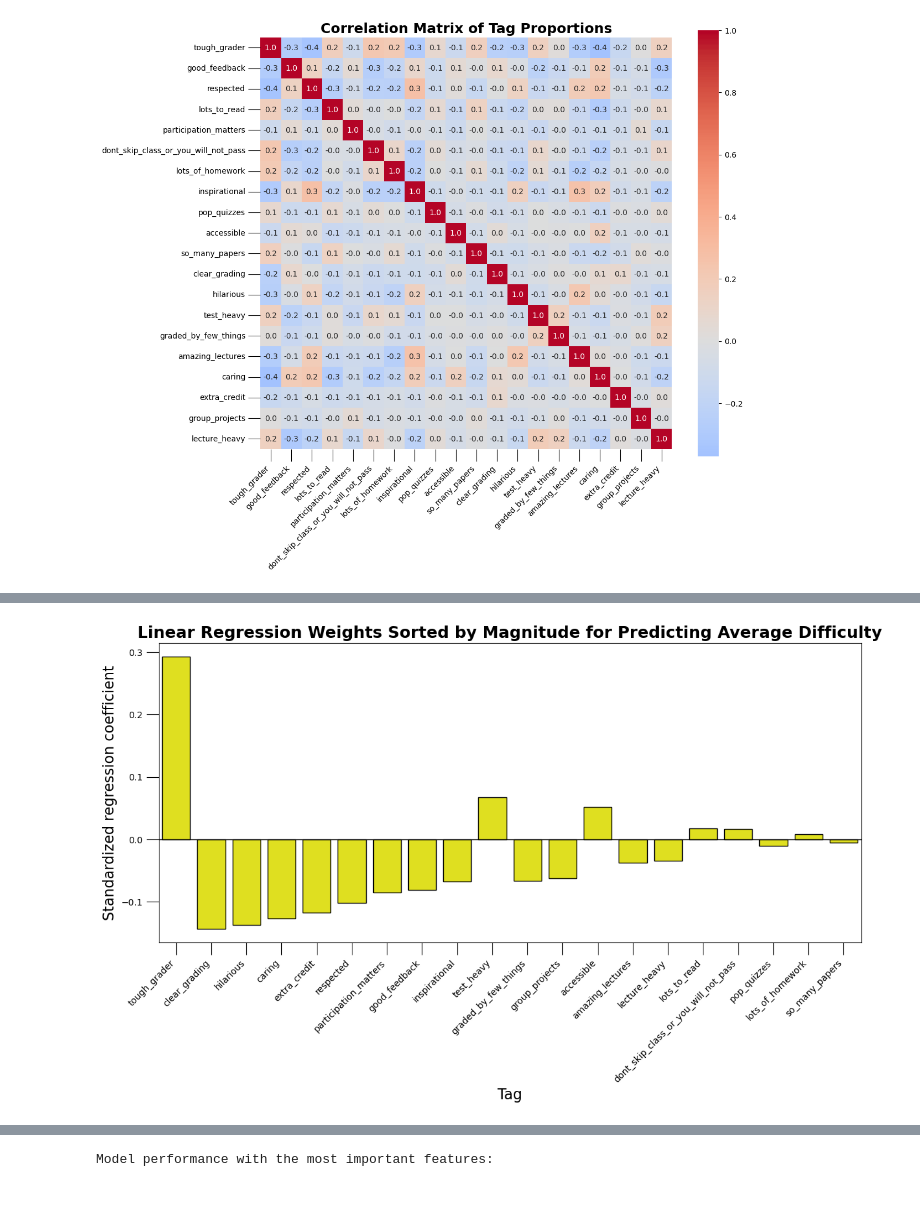
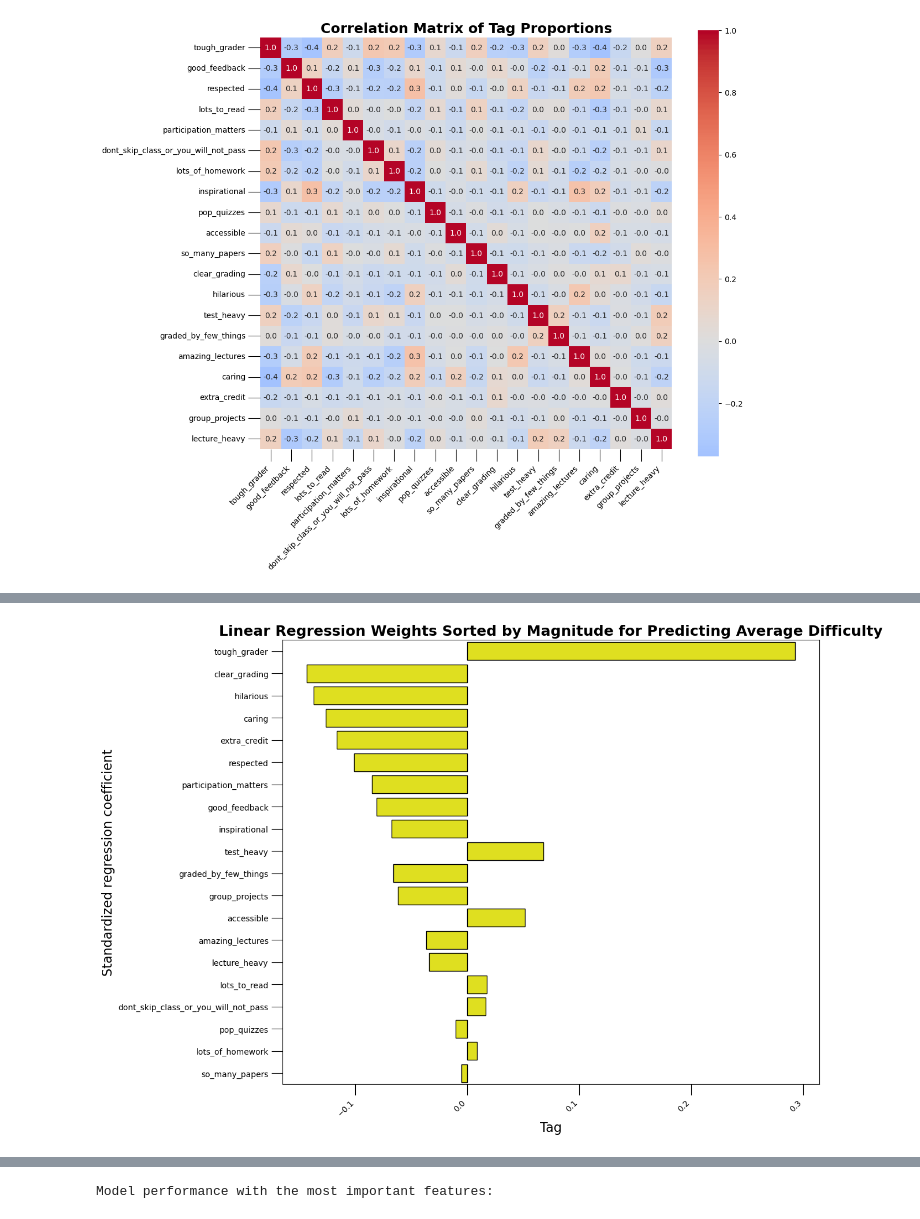
Before and after one commit to NBeibarys/CapstoneProject-Assessing-Professor-Effectiveness-APE--Using-Python, a Jupyter notebook: analyses/analyses.ipynb, the cells around one changed output, grey strips where cells are left out. Saved outputs shown, nothing was run; the diff lists cells and outputs as text; code cells hidden in the pictures.

```diff
--- a/analyses/analyses.ipynb
+++ b/analyses/analyses.ipynb
@@ -3346,11 +3956,11 @@ dtypes: float64(20)
 memory usage: 3.0 MB
 # %%
 # split the data
-x_train, x_test, y_train, y_test = train_test_split(x, y, test_size=0.2, random_state=n_number)
+x_train_q9, x_test_q9, y_train_q9, y_test_q9 = train_test_split(x, y, test_size=0.2, random_state=n_number)
 
 # check distributions of the data
-print(f'Number of rows for train data:{y_train.shape[0]}\n')
-print(f'Number of rows for test data:{y_test.shape[0]}\n')
+print(f'Number of rows for train data:{y_train_q9.shape[0]}\n')
+print(f'Number of rows for test data:{y_test_q9.shape[0]}\n')
 # %% [output]
 Number of rows for train data:14737
 
@@ -3534,37 +4251,35 @@ weights_df
 # %%
 # Plot weights (coefficients)
 # figure size
-plt.figure(figsize=(14, 6))
+plt.figure(figsize=(12, 10))
 
 # plot itself
 sns.barplot(
-    data=weights_df,
-    x="tag",
-    y="weight",
+    data=weights_df_q9,
+    x="weight",
+    y="tag",
     color="yellow",
-    edgecolor="black"
+    edgecolor="black",
+    orient= "h"
 )
-
-# horizontal line
-plt.axhline(0, color="black", linewidth=1)
 
 # title
 plt.title("Linear Regression Weights Sorted by Magnitude for Predicting Average Difficulty",
           fontsize = 18,
           fontweight = "bold")
 
 # xlabel
 plt.xlabel("Tag", fontsize = 16)
 # ylabel
 plt.ylabel("Standardized regression coefficient",
            fontsize = 16)
 
 # ticks
 plt.xticks(rotation=45, ha="right")
 plt.tick_params(size = 14)
 
 # show the plot
 plt.show()
 # %% [output]
-[figure, old version]
+[figure, new version]
 # %%
```
Also changed, not shown: parts of 122 cells of this notebook.
